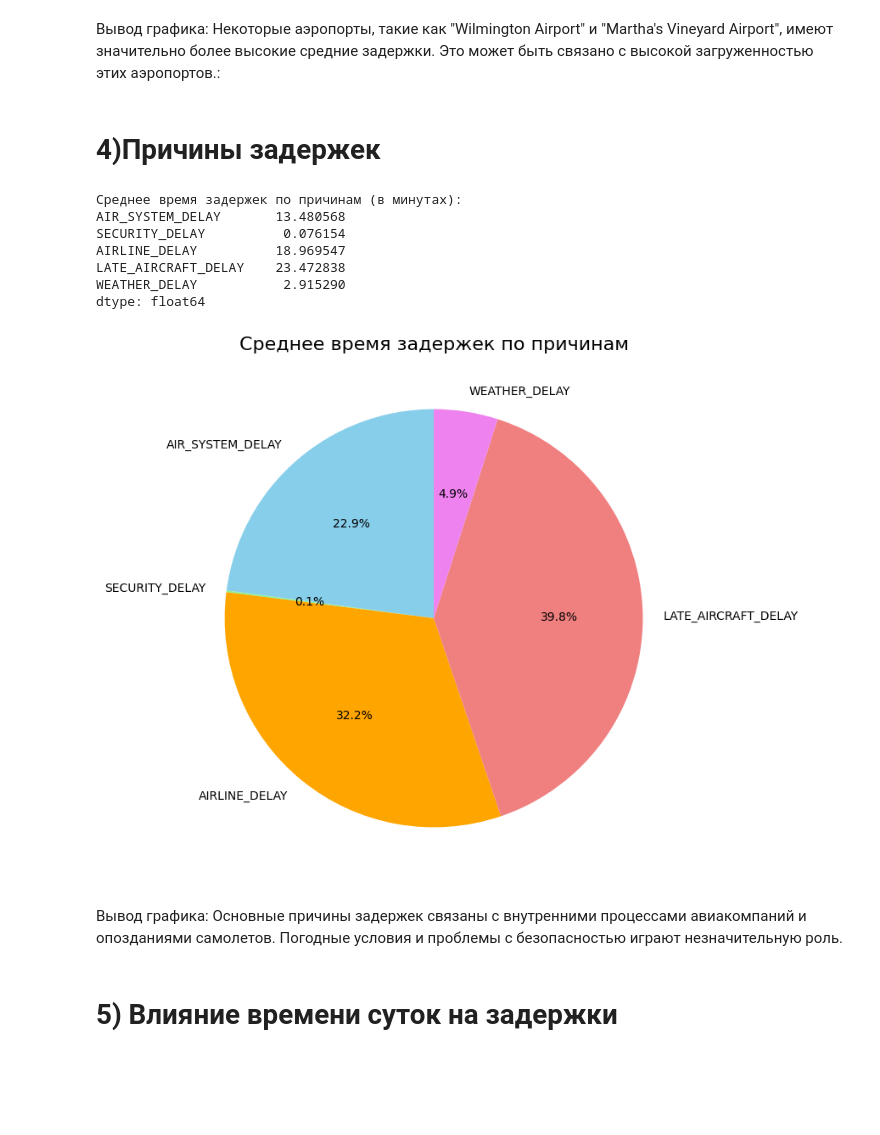
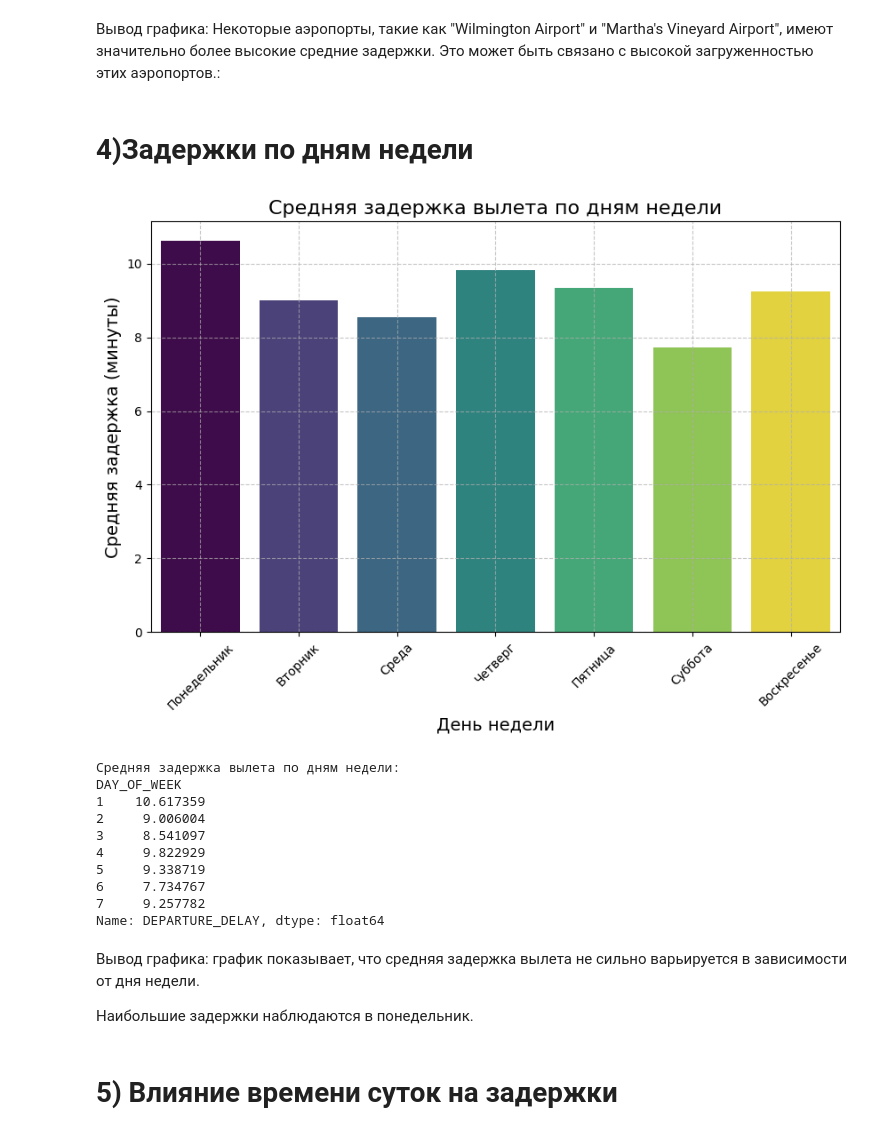
Before and after one commit to kasaiannn/HW, a Jupyter notebook: HW4.ipynb, the cells around one changed output. Cells and saved outputs as stored; diff of their text form; code cells hidden in the pictures; blank space fills up the shorter version.

```diff
--- a/HW4.ipynb
+++ b/HW4.ipynb
@@ -135,33 +172,50 @@ Name: DEPARTURE_DELAY, dtype: float64
 # %% [markdown]
 Вывод графика:
 Некоторые аэропорты, такие как "Wilmington Airport" и "Martha's Vineyard Airport", имеют значительно более высокие средние задержки. Это может быть связано с высокой загруженностью этих аэропортов.:
-# %% [markdown]
-# 4)Пpичины задержек
-# %%
-#Суммируем задержки по каждой причине
-mean_delay_causes = flights[['AIR_SYSTEM_DELAY', 'SECURITY_DELAY', 'AIRLINE_DELAY', 'LATE_AIRCRAFT_DELAY', 'WEATHER_DELAY']].mean()
-print("Среднее время задержек по причинам (в минутах):")
-print(mean_delay_causes)
-
-# Названия причин задержек
-causes_labels = ['AIR_SYSTEM_DELAY', 'SECURITY_DELAY', 'AIRLINE_DELAY', 'LATE_AIRCRAFT_DELAY', 'WEATHER_DELAY']
-
-# Построение круговой диаграммы
-plt.figure(figsize=(8, 8))
-plt.pie(mean_delay_causes, labels=causes_labels, autopct='%1.1f%%', startangle=90, colors=['skyblue', 'lightgreen', 'orange', 'lightcoral', 'violet'])
-plt.title('Среднее время задержек по причинам', fontsize=16)
-plt.show()
-# %% [output]
-Среднее время задержек по причинам (в минутах):
-AIR_SYSTEM_DELAY       13.480568
-SECURITY_DELAY          0.076154
-AIRLINE_DELAY          18.969547
-LATE_AIRCRAFT_DELAY    23.472838
-WEATHER_DELAY           2.915290
-dtype: float64
-[figure, removed]
-# %% [markdown]
-Вывод графика: Основные причины задержек связаны с внутренними процессами авиакомпаний и опозданиями самолетов. Погодные условия и проблемы с безопасностью играют незначительную роль.
+# %% [markdown]
+# 4)Задержки по дням недели
+# %%
+# Группировка по дням недели и расчет средней задержки вылета
+delay_by_day_of_week = flights_cleaned.groupby('DAY_OF_WEEK')['DEPARTURE_DELAY'].mean()
+
+# Создаем список с названиями дней недели для подписей на графике
+days_of_week = ['Понедельник', 'Вторник', 'Среда', 'Четверг', 'Пятница', 'Суббота', 'Воскресенье']
+
+# Построение столбчатого графика
+plt.figure(figsize=(10, 6))
+sns.barplot(
+    x=delay_by_day_of_week.index,
+    y=delay_by_day_of_week.values,
+    hue=delay_by_day_of_week.index,  # Указываем hue
+    palette='viridis',  # Цветовая палитра
+    legend=False  # Отключаем легенду
+)
+plt.title('Средняя задержка вылета по дням недели', fontsize=16)
+plt.xlabel('День недели', fontsize=14)
+plt.ylabel('Средняя задержка (минуты)', fontsize=14)
+plt.xticks(range(7), days_of_week, rotation=45)  # Подписи дней недели
+plt.grid(True, linestyle='--', alpha=0.7)  # Сетка с пунктирными линиями
+plt.show()
+
+# Вывод средних задержек по дням недели
+print("\nСредняя задержка вылета по дням недели:")
+print(delay_by_day_of_week)
+# %% [output]
+[figure, added]
+Средняя задержка вылета по дням недели:
+DAY_OF_WEEK
+1    10.617359
+2     9.006004
+3     8.541097
+4     9.822929
+5     9.338719
+6     7.734767
+7     9.257782
+Name: DEPARTURE_DELAY, dtype: float64
+# %% [markdown]
+Вывод графика: график показывает, что средняя задержка вылета не сильно варьируется в зависимости от дня недели.
+
+Наибольшие задержки наблюдаются в понедельник.
 # %% [markdown]
 # 5) Влияние времени суток на задержки
 # %%
```
Also changed, not shown: parts of 6 cells of this notebook.
